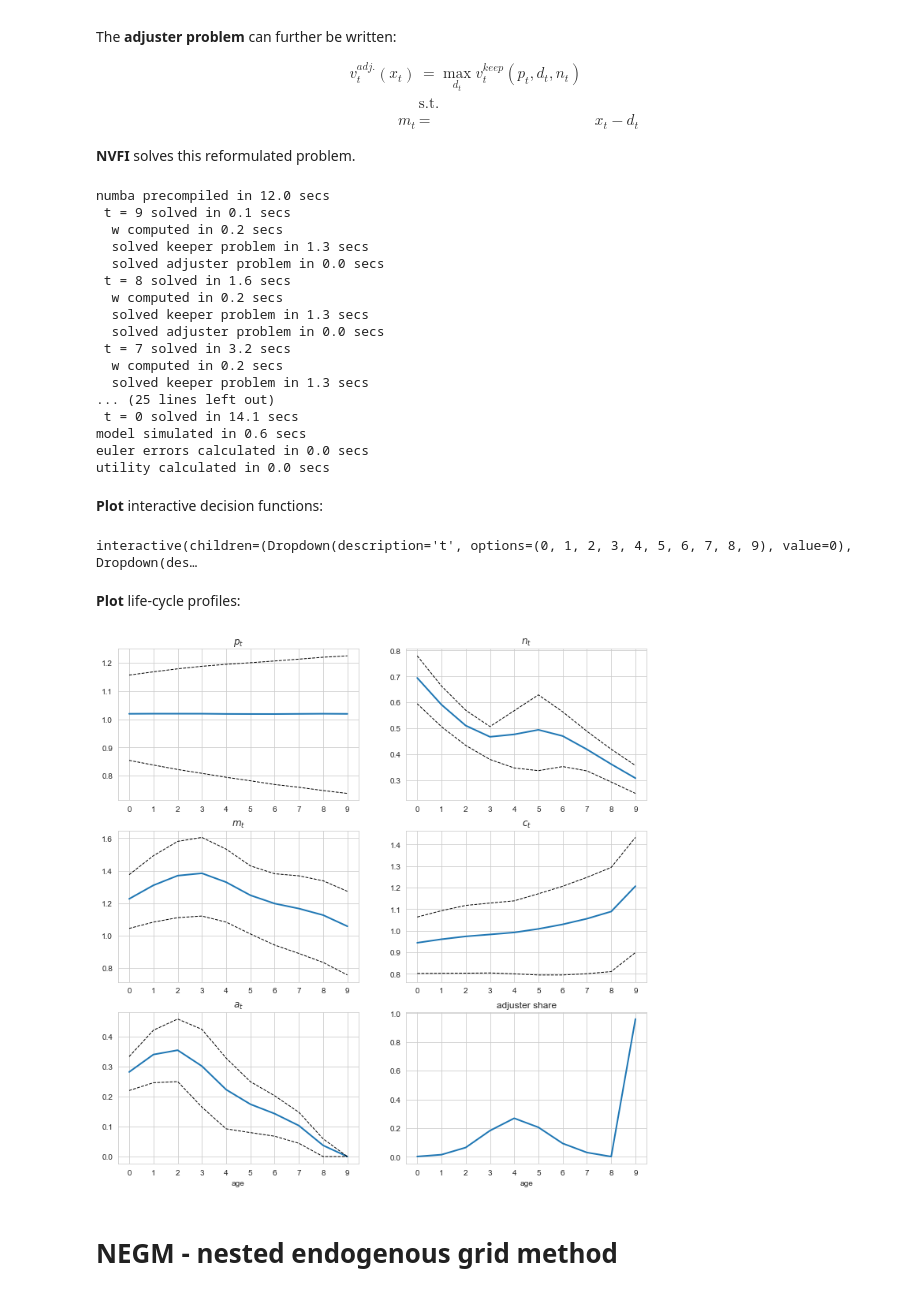
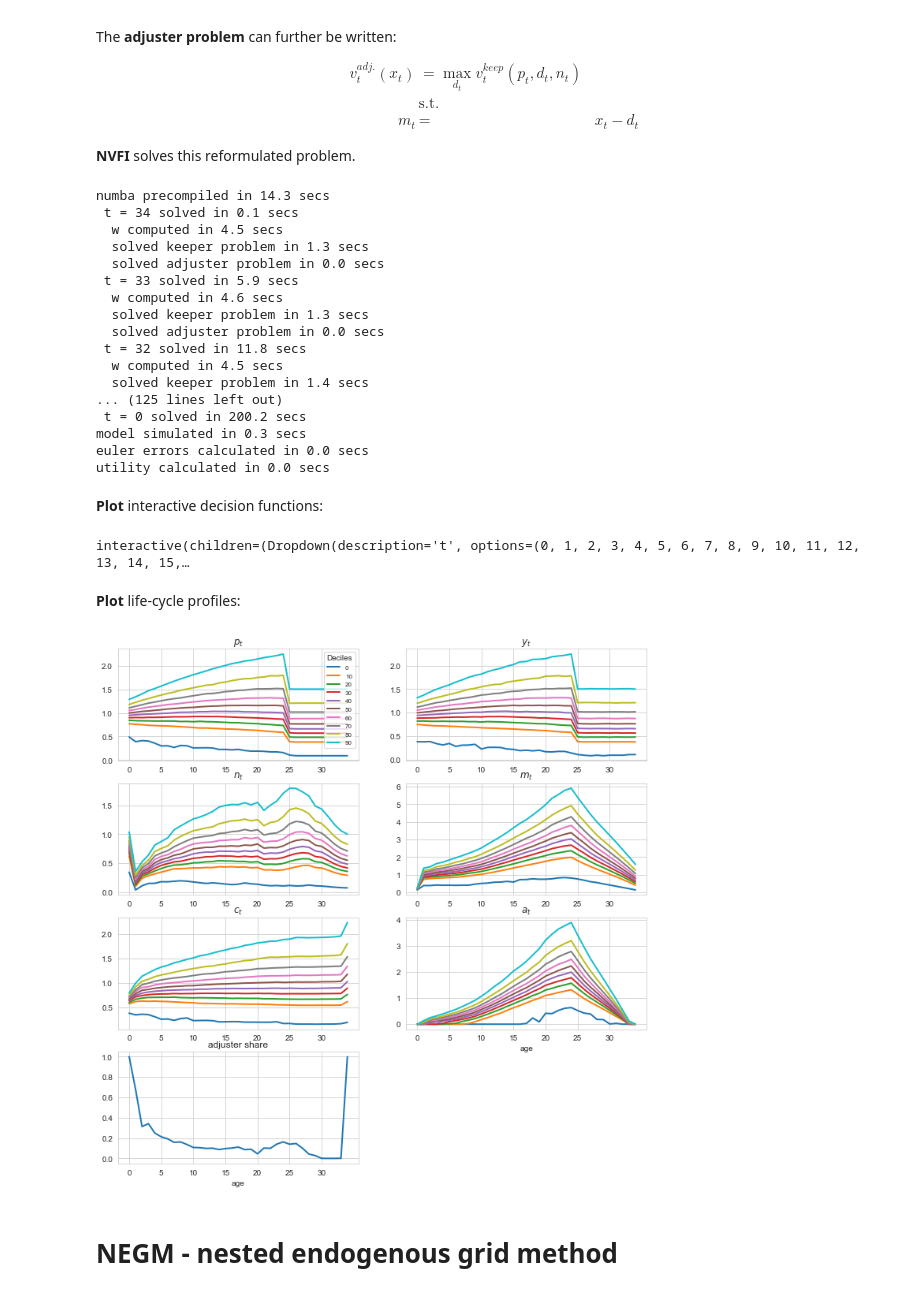
Before and after one commit to Bernseng/Dynamic-Programming, a Jupyter notebook: praise_the_lord/DurableConsumption.ipynb, the cells around one changed output. Saved outputs shown, nothing was run; the diff lists cells and outputs as text; code cells hidden in the pictures.

```diff
--- a/praise_the_lord/DurableConsumption.ipynb
+++ b/praise_the_lord/DurableConsumption.ipynb
@@ -163,26 +105,26 @@ $$
 
 **NVFI** solves this reformulated problem.
 # %%
-model_nvfi = DurableConsumptionModelClass(name='example_nvfi',par={'solmethod':'nvfi','T':T,'do_print':True})
+model_nvfi = DurableConsumptionModelClass(name='example_nvfi',par={'solmethod':'nvfi','do_print':True})
 model_nvfi.precompile_numba() # solve with very coarse grids
 model_nvfi.solve()
 model_nvfi.simulate()
 # %% [output]
-numba precompiled in 12.0 secs
- t = 9 solved in 0.1 secs
-  w computed in 0.2 secs
+numba precompiled in 14.3 secs
+ t = 34 solved in 0.1 secs
+  w computed in 4.5 secs
   solved keeper problem in 1.3 secs
   solved adjuster problem in 0.0 secs
- t = 8 solved in 1.6 secs
-  w computed in 0.2 secs
+ t = 33 solved in 5.9 secs
+  w computed in 4.6 secs
   solved keeper problem in 1.3 secs
   solved adjuster problem in 0.0 secs
- t = 7 solved in 3.2 secs
-  w computed in 0.2 secs
-  solved keeper problem in 1.3 secs
-... (25 lines left out)
- t = 0 solved in 14.1 secs
-model simulated in 0.6 secs
+ t = 32 solved in 11.8 secs
+  w computed in 4.5 secs
+  solved keeper problem in 1.4 secs
+... (125 lines left out)
+ t = 0 solved in 200.2 secs
+model simulated in 0.3 secs
 euler errors calculated in 0.0 secs
 utility calculated in 0.0 secs
 # %% [markdown]
@@ -190,13 +132,13 @@ utility calculated in 0.0 secs
 # %%
 model_nvfi.decision_functions()
 # %% [output]
-interactive(children=(Dropdown(description='t', options=(0, 1, 2, 3, 4, 5, 6, 7, 8, 9), value=0), Dropdown(des…
+interactive(children=(Dropdown(description='t', options=(0, 1, 2, 3, 4, 5, 6, 7, 8, 9, 10, 11, 12, 13, 14, 15,…
 # %% [markdown]
 **Plot** life-cycle profiles:
 # %%
-model_nvfi.lifecycle()
+model_nvfi.lifecycle(deciles=True)
 # %% [output]
-[figure, old version]
+[figure, new version]
 # %% [markdown]
 # NEGM - nested endogenous grid method
 # %% [markdown]
```
Also changed, not shown: parts of 10 cells of this notebook, 4 other files.
